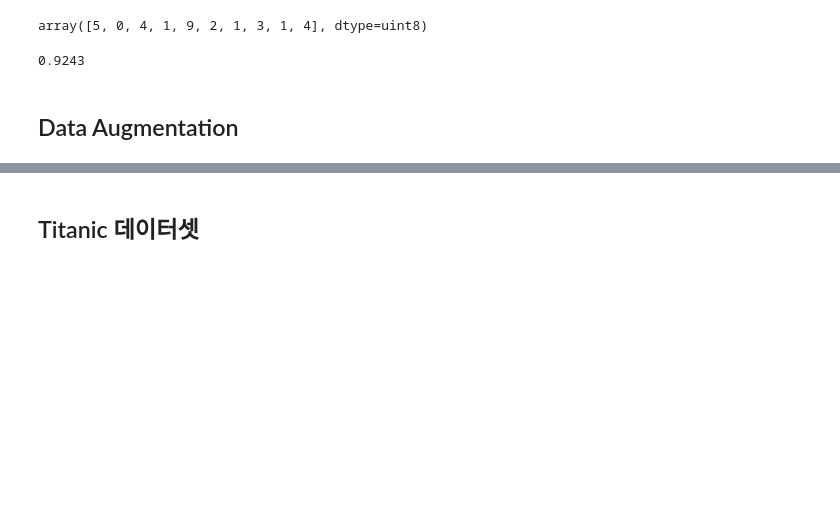
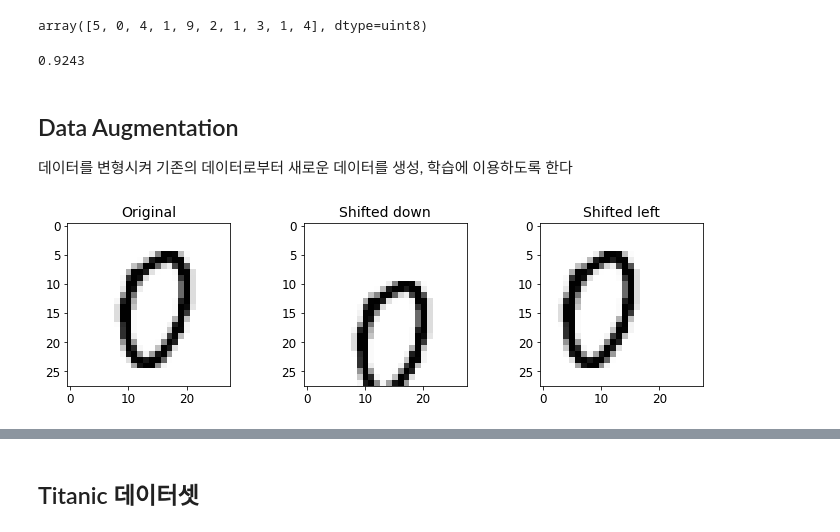
Before and after one commit to hanoul1124/programmers_kdt_II, a Jupyter notebook: ML_Linear_Models_Practice.ipynb, the cells around one changed output, grey strips where cells are left out. Saved outputs shown, nothing was run; the diff lists cells and outputs as text; code cells hidden in the pictures; blank space fills up the shorter version.

```diff
--- a/ML_Linear_Models_Practice.ipynb
+++ b/ML_Linear_Models_Practice.ipynb
@@ -517,8 +519,9 @@ y_pred = softmax_reg.predict(X_test)
 accuracy_score(y_test, y_pred)
 # %% [output]
 0.9243
-# %% [markdown]
-## Data Augmentation
+# %% [markdown]
+## Data Augmentation
+데이터를 변형시켜 기존의 데이터로부터 새로운 데이터를 생성, 학습에 이용하도록 한다
 # %%
 from scipy.ndimage.interpolation import shift
 # %%
@@ -527,19 +530,21 @@ def shift_image(image, dx, dy):
     shifted_image = shift(image, [dy, dx], cval=0, mode="constant")
     return shifted_image.reshape([-1])
 # %%
-image = X_train[1000]
+image = X_train.iloc[1000].to_numpy()
 shifted_image_down = shift_image(image, 0, 5)
 shifted_image_left = shift_image(image, -5, 0)
 
 plt.figure(figsize=(12,3))
 plt.subplot(131)
 plt.title("Original", fontsize=14)
 plt.imshow(image.reshape(28, 28), interpolation="nearest", cmap="Greys")
 plt.subplot(132)
 plt.title("Shifted down", fontsize=14)
 plt.imshow(shifted_image_down.reshape(28, 28), interpolation="nearest", cmap="Greys")
 plt.subplot(133)
 plt.title("Shifted left", fontsize=14)
 plt.imshow(shifted_image_left.reshape(28, 28), interpolation="nearest", cmap="Greys")
 plt.show()
+# %% [output]
+[figure, added]
 # %%
```
Also changed, not shown: parts of 26 cells of this notebook, 2 other files.
